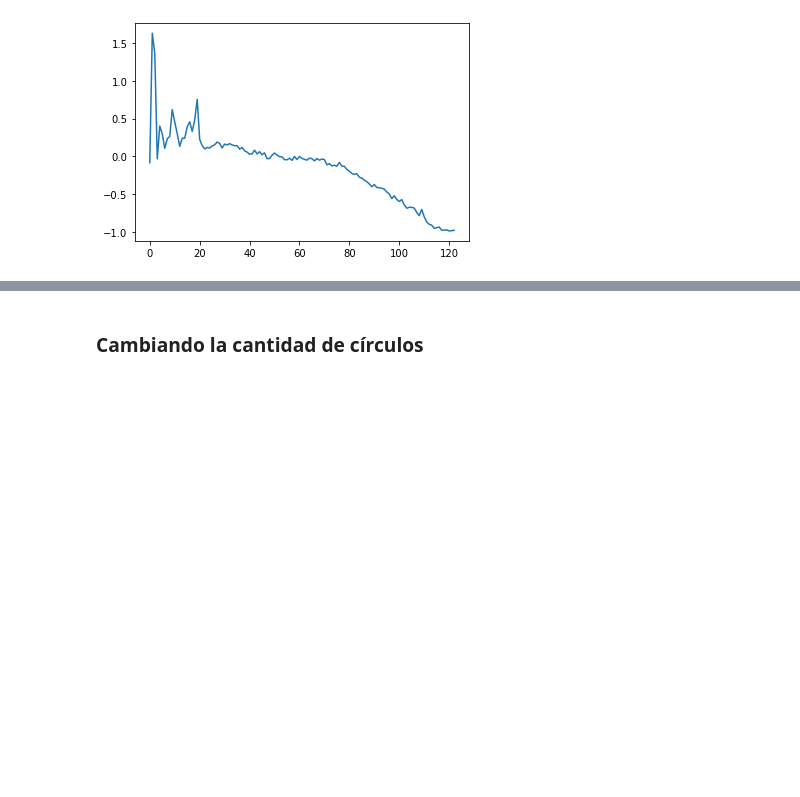
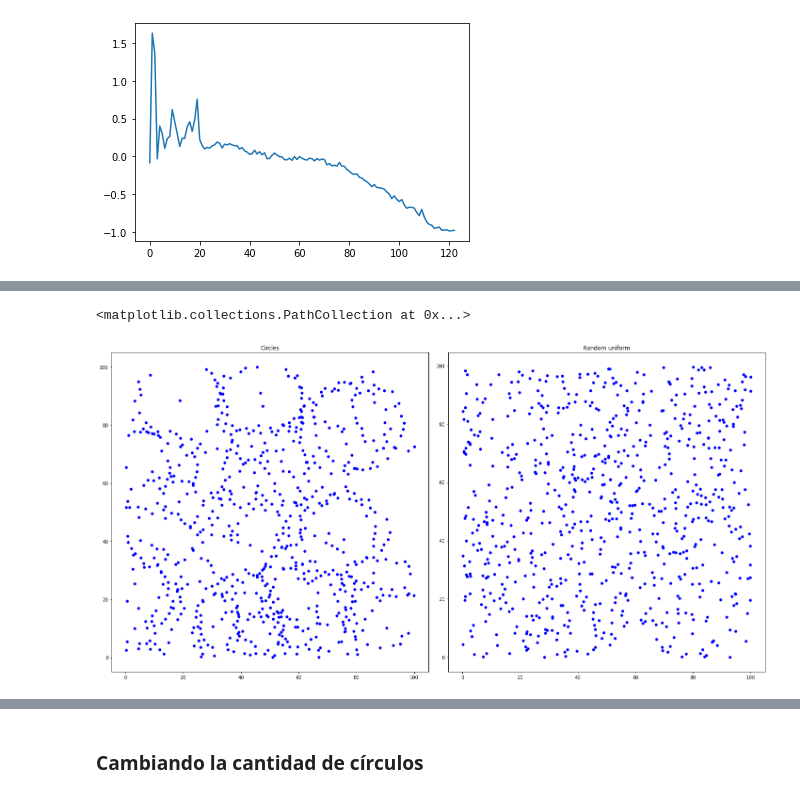
Before and after one commit to SamanthaRizo/F-sica_computacional_python, a Jupyter notebook: Funciones_de_correlación.ipynb, the cells around one changed output, grey strips where cells are left out. Drawn from its saved outputs; the diff is of its cells as text; code cells hidden in the pictures; blank space fills up the shorter version.

```diff
--- a/Funciones_de_correlación.ipynb
+++ b/Funciones_de_correlación.ipynb
@@ -551,0 +568,11 @@ plt.plot(ξ_graf_menosp)
+# %%
+fig_cosmo, axes_cosmo = plt.subplots(figsize=(20,10), nrows=1, ncols=2)
+plt.tight_layout()
+axes_cosmo[0].set_title('Circles')
+axes_cosmo[0].scatter(x_rad15, y_rad15, color='b', lw=0.1)
+
+axes_cosmo[1].set_title('Random uniform')
+axes_cosmo[1].scatter(X2_rad15, Y2_rad15, color='b', lw=0.1)
+# %% [output]
+<matplotlib.collections.PathCollection at 0x...>
+[figure, added]
```
Also changed, not shown: parts of 76 cells of this notebook.
